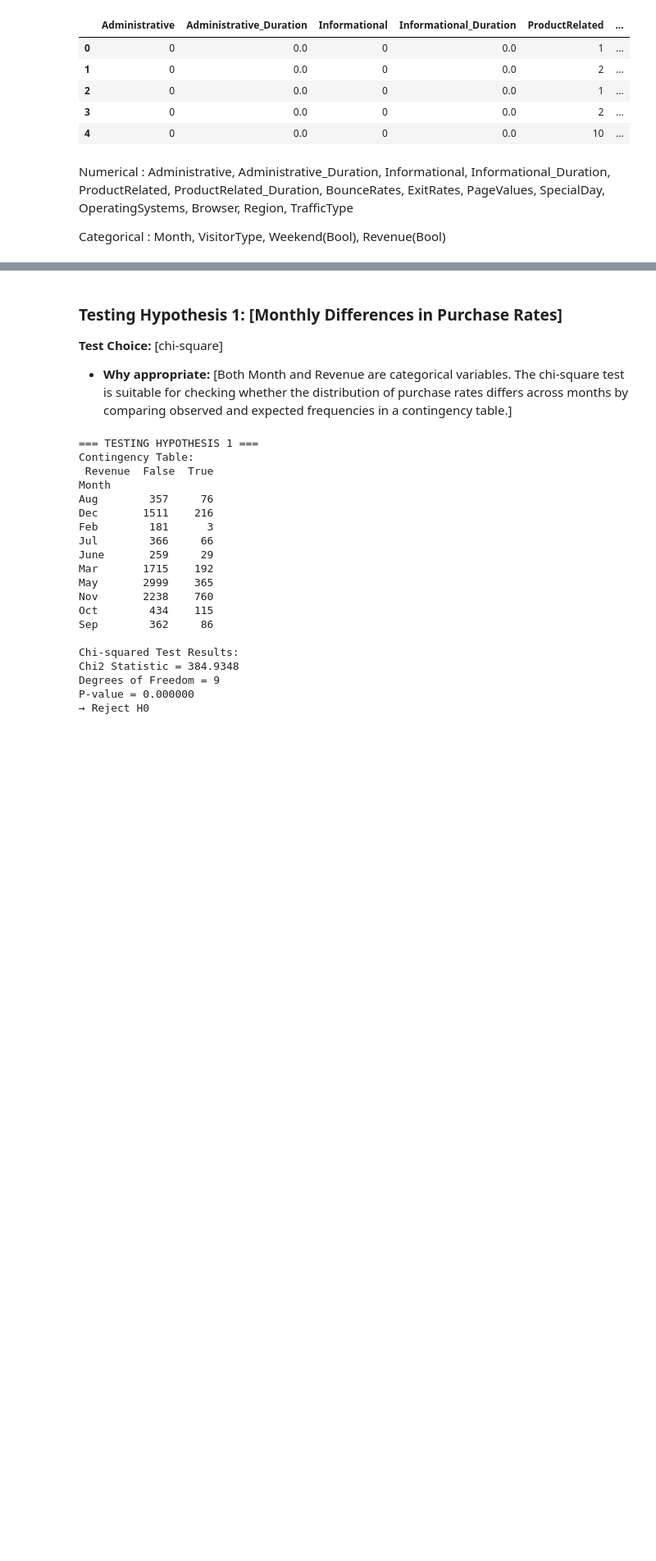
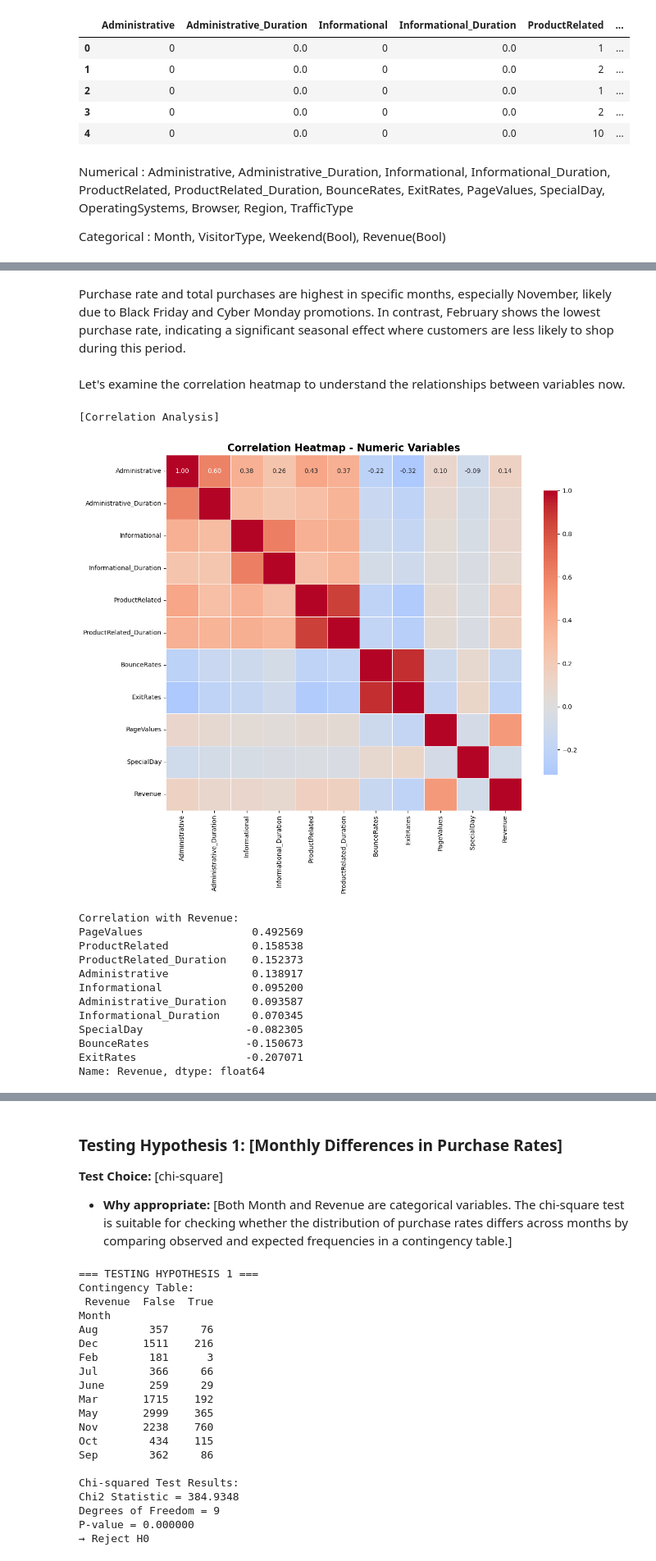
Before and after one commit to zachxwalton/spark-seprep, a Jupyter notebook: student-work/assignment-5/assignment5-Junyoung_Seo.ipynb, the cells around one changed output, grey strips where cells are left out. Shown at 82% size. Cells and saved outputs as stored; diff of their text form; code cells hidden in the pictures; blank space fills up the shorter version.

```diff
--- a/student-work/assignment-5/assignment5-Junyoung_Seo.ipynb
+++ b/student-work/assignment-5/assignment5-Junyoung_Seo.ipynb
@@ -297,0 +173,45 @@ Product-Related Behavior: Purchasing users view and spend more time on product-r
+# %% [markdown]
+Purchase rate and total purchases are highest in specific months, especially November, likely due to Black Friday and Cyber Monday promotions. In contrast, February shows the lowest purchase rate, indicating a significant seasonal effect where customers are less likely to shop during this period.
+# %% [markdown]
+Let's examine the correlation heatmap to understand the relationships between variables now.
+# %%
+# Correlation Heatmap
+print("\n[Correlation Analysis]")
+
+numeric_cols = ['Administrative', 'Administrative_Duration', 'Informational',
+                'Informational_Duration', 'ProductRelated', 'ProductRelated_Duration',
+                'BounceRates', 'ExitRates', 'PageValues', 'SpecialDay']
+
+# quantify the Revenue
+df_corr = df[numeric_cols].copy()
+df_corr['Revenue'] = df['Revenue'].astype(int)
+
+# correlation matrix
+corr_matrix = df_corr.corr()
+
+# visualization
+plt.figure(figsize=(12, 10))
+sns.heatmap(corr_matrix, annot=True, fmt='.2f', cmap='coolwarm',
+            center=0, square=True, linewidths=0.5, cbar_kws={"shrink": 0.8})
+plt.title('Correlation Heatmap - Numeric Variables', fontsize=16, fontweight='bold')
+plt.tight_layout()
+plt.show()
+
+print("\nCorrelation with Revenue:")
+revenue_corr = corr_matrix['Revenue'].drop('Revenue').sort_values(ascending=False)
+print(revenue_corr)
+# %% [output]
+[Correlation Analysis]
+[figure, added]
+Correlation with Revenue:
+PageValues                 0.492569
+ProductRelated             0.158538
+ProductRelated_Duration    0.152373
+Administrative             0.138917
+Informational              0.095200
+Administrative_Duration    0.093587
+Informational_Duration     0.070345
+SpecialDay                -0.082305
+BounceRates               -0.150673
+ExitRates                 -0.207071
+Name: Revenue, dtype: float64
```
Also changed, not shown: parts of 32 cells of this notebook.
